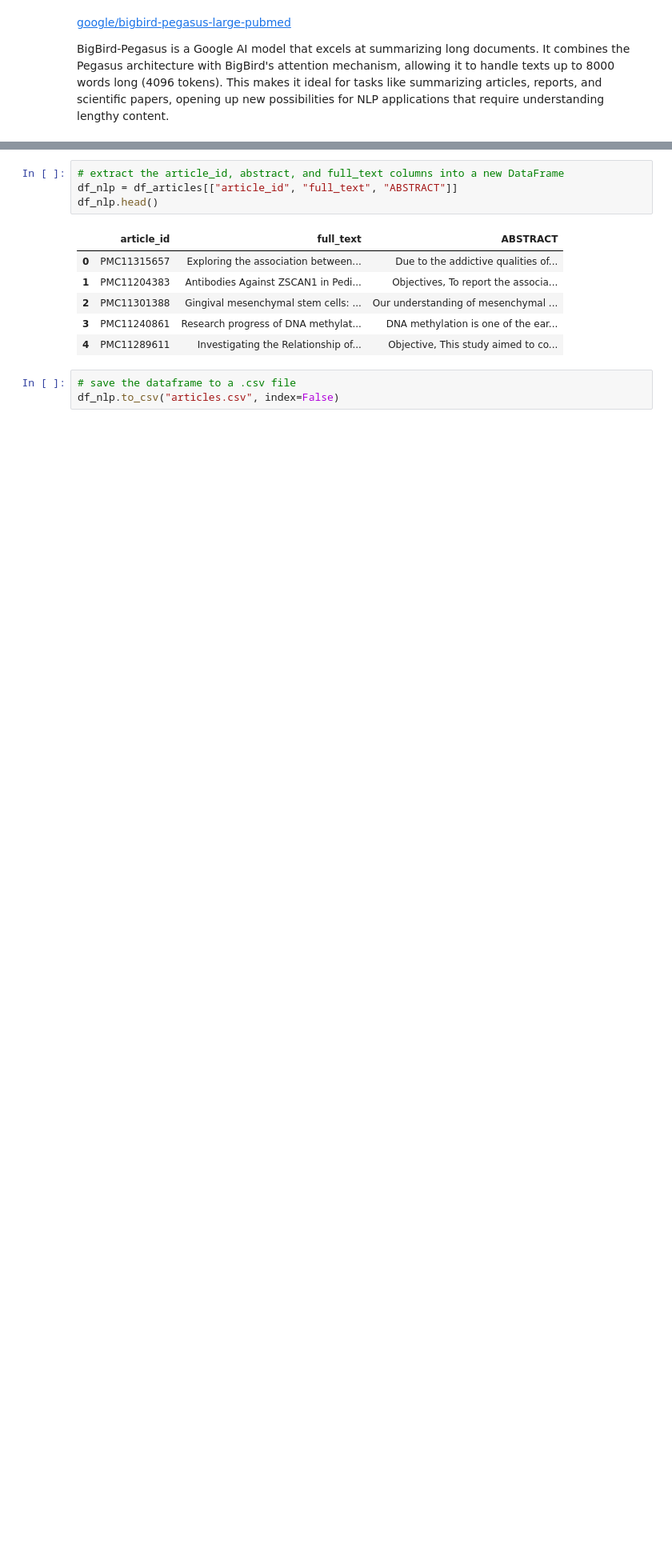
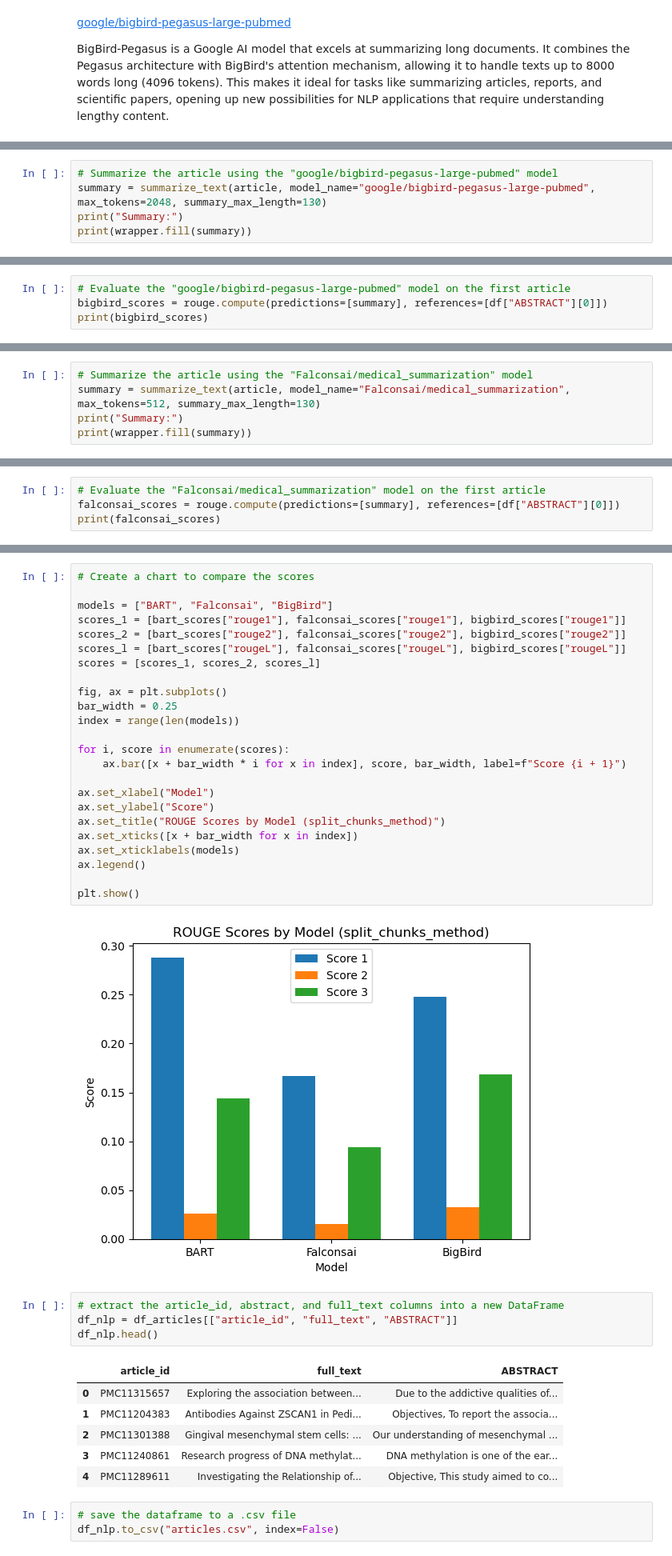
Before and after one commit to spencermg/research_summarizer, a Jupyter notebook: research_summarizer/HGF_transformer_summarizer.ipynb, the cells around one changed output, grey strips where cells are left out. Shown at 80% size. Saved outputs shown, nothing was run; the diff lists cells and outputs as text; blank space fills up the shorter version.

```diff
--- a/research_summarizer/HGF_transformer_summarizer.ipynb
+++ b/research_summarizer/HGF_transformer_summarizer.ipynb
@@ -579,0 +664,5 @@ plt.show()
+# %%
+# Summarize the article using the "google/bigbird-pegasus-large-pubmed" model
+summary = summarize_text(article, model_name="google/bigbird-pegasus-large-pubmed", max_tokens=2048, summary_max_length=130)
+print("Summary:")
+print(wrapper.fill(summary))
@@ -579,0 +697,4 @@ plt.show()
+# %%
+# Evaluate the "google/bigbird-pegasus-large-pubmed" model on the first article
+bigbird_scores = rouge.compute(predictions=[summary], references=[df["ABSTRACT"][0]])
+print(bigbird_scores)
@@ -579,0 +703,5 @@ plt.show()
+# %%
+# Summarize the article using the "Falconsai/medical_summarization" model
+summary = summarize_text(article, model_name="Falconsai/medical_summarization", max_tokens=512, summary_max_length=130)
+print("Summary:")
+print(wrapper.fill(summary))
@@ -579,0 +728,4 @@ plt.show()
+# %%
+# Evaluate the "Falconsai/medical_summarization" model on the first article
+falconsai_scores = rouge.compute(predictions=[summary], references=[df["ABSTRACT"][0]])
+print(falconsai_scores)
@@ -580,3 +734,29 @@ plt.show()
+# %%
+# Create a chart to compare the scores
+
+models = ["BART", "Falconsai", "BigBird"]
+scores_1 = [bart_scores["rouge1"], falconsai_scores["rouge1"], bigbird_scores["rouge1"]]
+scores_2 = [bart_scores["rouge2"], falconsai_scores["rouge2"], bigbird_scores["rouge2"]]
+scores_l = [bart_scores["rougeL"], falconsai_scores["rougeL"], bigbird_scores["rougeL"]]
+scores = [scores_1, scores_2, scores_l]
+
+fig, ax = plt.subplots()
+bar_width = 0.25
+index = range(len(models))
+
+for i, score in enumerate(scores):
+    ax.bar([x + bar_width * i for x in index], score, bar_width, label=f"Score {i + 1}")
+
+ax.set_xlabel("Model")
+ax.set_ylabel("Score")
+ax.set_title("ROUGE Scores by Model (split_chunks_method)")
+ax.set_xticks([x + bar_width for x in index])
+ax.set_xticklabels(models)
+ax.legend()
+
+plt.show()
+# %% [output]
+[figure, added]
 # %%
 # extract the article_id, abstract, and full_text columns into a new DataFrame
 df_nlp = df_articles[["article_id", "full_text", "ABSTRACT"]]
```
Also changed, not shown: parts of 29 cells of this notebook, 2 other files.
